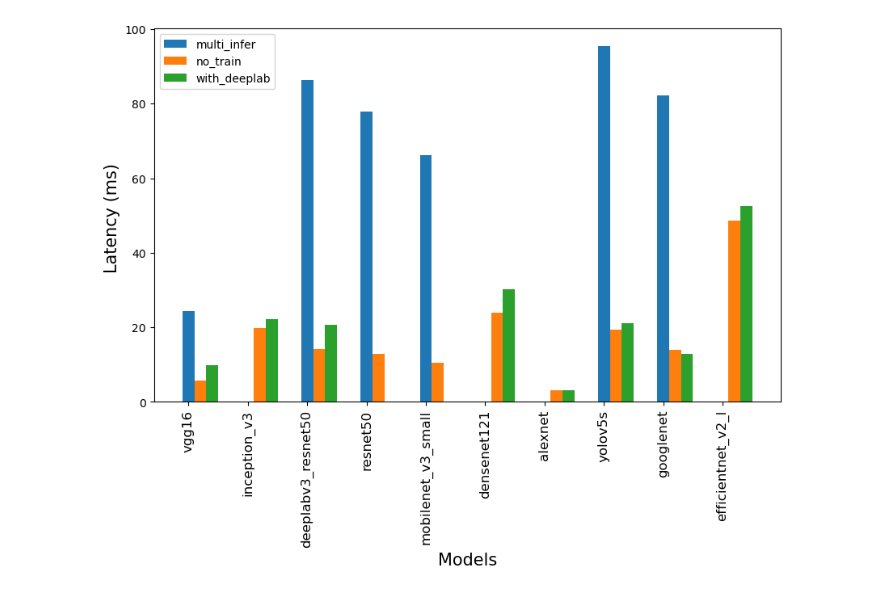
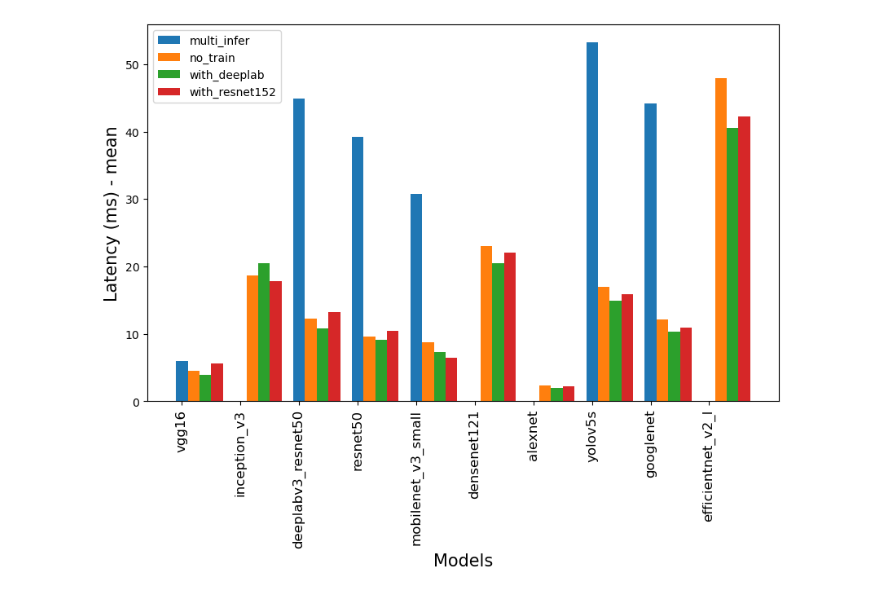
Before and after one commit to royliuyu/Corun-AI-client-server, a Jupyter notebook: script/plotting_inference.ipynb, the cells around one changed output. Saved outputs shown, nothing was run; the diff lists cells and outputs as text; code cells hidden in the pictures.

```diff
--- a/script/plotting_inference.ipynb
+++ b/script/plotting_inference.ipynb
@@ -0,0 +1,6 @@
+# %%
+import re
+file_name ='infer_log_server_10rps_ train_None+infer_deeplabv3_resnet50_20230301.csv'
+a = re.findall(r'.*(infer_log).+infer_(.+)_[0-9]+(.+)',file_name)
+a
+# print(prefix, model_name, suffix)
@@ -58,10 +143,0 @@ plt.show()
-# %%
-col = 'vgg16'
-p = 0.99
-def percentile(data, p, col):
-    lt = data[col].to_list()
-    lt = sorted(lt)
-    res =lt[int(perc_tl*len(lt))]
-    return res
-res = percentile(data, p)
-res
@@ -86,5 +144,5 @@ data
 # %%
-## bar plot
+## bar plot, by value of mean or median, # of old 10 rps
 import re
 import os
 import pandas as pd
@@ -96,55 +154,50 @@ cols = ['vgg16','inception_v3','deeplabv3_resnet50','resnet50',\
 def load_data(mode_path): # mode: no_train, multi-infer,...
     data=pd.DataFrame(columns =cols)
     for i , file_name in enumerate(os.listdir(mode_path)):
-        prefix, model_name, suffix = re.findall(r'(infer_log).+infer_(.+)_[0-9]+(.+)',file_name)[0]
+        try:  # filter those file no need plot
+            prefix, model_name, suffix = re.findall(r'.*(infer_log).+infer_(.+)_[0-9]+(.+)',file_name)[0]
+        except:
+            continue
         if prefix and suffix=='.csv':  # filter unnecessary files
             fl_path =os.path.join(mode_path, file_name)
             df = pd.read_csv(fl_path)['latency']
             data[model_name] = df
             data=data.fillna(0)
     return data
 
-def percentile(data, p, col):
-    lt = data[col]
-    lt = sorted(lt)
-    res =lt[int(perc_tl*len(lt))]
-#     print(res)
-    return res
-
-root = '/home/royliu/Documents/profile_train_infer/result/data/10rps'
-fill_colors=['red','blue','cyan']
+root = '/home/royliu/Documents/profile_train_infer/result/data/old_10rps'
+fill_colors=['red','blue','cyan','yellow', 'green','brown', 'olive','gold', 'teal', 'violet','pink']
 fig, ax = plt.subplots(1,1, figsize=(10,6))
 mode_list = []
 bp_box_list =[]
-res_list =[]
 value_type = 'mean'
-p =0.5
-def plot_bar(data, cols, p):
-    res_list = []
+
+def plot_bar(data, cols, value_type='median'):
     col=cols
     for model in col:
         y = data[model].to_list()
-        res = percentile(data, p, model)
-        res_list.append(res)
-
+        median, mean = np.median(y), np.mean(y)
+        medians.append(median)
+        means.append(mean)
+    values = medians if value_type == 'median' else means
     x_axis= np.arange(len(col))
-    plt.bar(x_axis+i*.2, res_list, width =0.2, label=mode)
+    plt.bar(x_axis+i*.2, values, width =0.2, label=mode)
     mode_list.append(mode)
 
 ## main
 for i, mode in enumerate(os.listdir(root)):
     medians, means = [], []
     mode_path = os.path.join(root,mode)
     data=pd.DataFrame(columns =cols)
     fill_color = fill_colors[i]
     data =load_data(mode_path)
-    plot_bar(data, cols, p)
+    plot_bar(data, cols, value_type)
 
 x_axis= np.arange(len(cols))
 plt.xticks(x_axis, cols, fontsize= 12, rotation = 90)
 plt.xlabel('Models', fontsize= 15)
-plt.ylabel('Latency (ms) ', fontsize= 15)
+plt.ylabel('Latency (ms) - '+value_type, fontsize= 15)
 plt.legend(mode_list, loc=2)
 plt.show()
 # %% [output]
-[figure, old version]
+[figure, new version]
```
Also changed, not shown: parts of 7 cells of this notebook, 12 other files.
